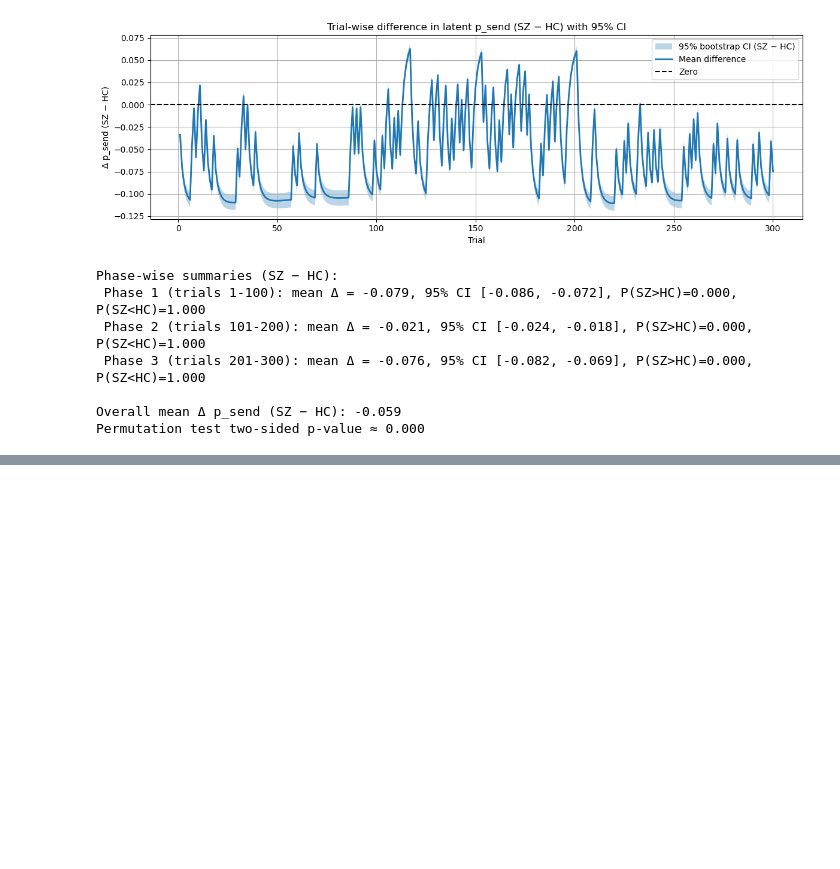
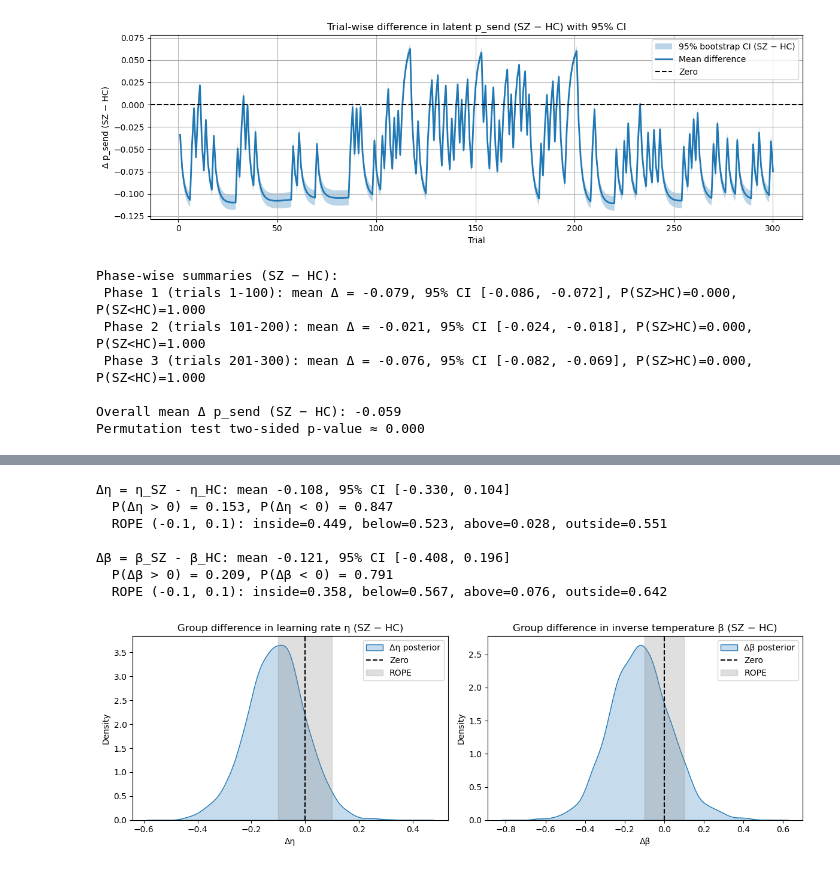
Before and after one commit to kaanka5312/sch_pe, a Jupyter notebook: external/Python/SoftmaxBayesian.ipynb, the cells around one changed output, grey strips where cells are left out. Drawn from its saved outputs; the diff is of its cells as text; code cells hidden in the pictures; blank space fills up the shorter version.

```diff
--- a/external/Python/SoftmaxBayesian.ipynb
+++ b/external/Python/SoftmaxBayesian.ipynb
@@ -1427,0 +1449,7 @@ Permutation test two-sided p-value ≈ 0.000
+# %%
+import pandas as pd
+
+df = pd.read_csv("./data/raw/aslihanyanit.csv")
+
+dep_df = df[df["denekId"].isin([3,4,7,8,9,10,15,16,17,19,20,22,23,24,25,26,30,31,36,38,39,41,44,45,50,51,52,53,54,55,56,59,63,66,68,69,70])]
+print(dep_df)
@@ -1427,0 +1471,16 @@ Permutation test two-sided p-value ≈ 0.000
+# %%
+choices_dep = (
+    dep_df.pivot(index="denekId", columns="sayac", values="yatirim")
+    .sort_index(axis=0)
+    .values
+).astype(int)  # (S, T)
+
+print(choices_dep)
+
+trustee_shared_dep = (
+    dep_df.pivot(index="denekId", columns="sayac", values="rakip")
+    .sort_index(axis=0)
+    .values
+).astype(float)  # (S, T)
+
+print(trustee_shared_dep)
@@ -1427,0 +1512,13 @@ Permutation test two-sided p-value ≈ 0.000
+# %%
+# === 3. Fit hierarchical model ===
+with build_hierarchical_belief_model(choices_dep, trustee_shared_dep, q0=0.5, value_scale=10.0) as hier_model_dep:
+    trace_dep = pm.sample(
+        draws=1000,
+        tune=2000,
+        target_accept=0.99,
+        max_treedepth=15,
+        return_inferencedata=True,
+        random_seed=42,
+        cores=4,
+        chains=4
+    )
@@ -1427,0 +1555,12 @@ Permutation test two-sided p-value ≈ 0.000
+# %%
+# Usage:
+results = compare_group_diffs_with_rope(trace_dep, trace_hc)
+# %% [output]
+Δη = η_SZ - η_HC: mean -0.108, 95% CI [-0.330, 0.104]
+  P(Δη > 0) = 0.153, P(Δη < 0) = 0.847
+  ROPE (-0.1, 0.1): inside=0.449, below=0.523, above=0.028, outside=0.551
+
+Δβ = β_SZ - β_HC: mean -0.121, 95% CI [-0.408, 0.196]
+  P(Δβ > 0) = 0.209, P(Δβ < 0) = 0.791
+  ROPE (-0.1, 0.1): inside=0.358, below=0.567, above=0.076, outside=0.642
+[figure, added]
```
Also changed, not shown: parts of 16 cells of this notebook.
